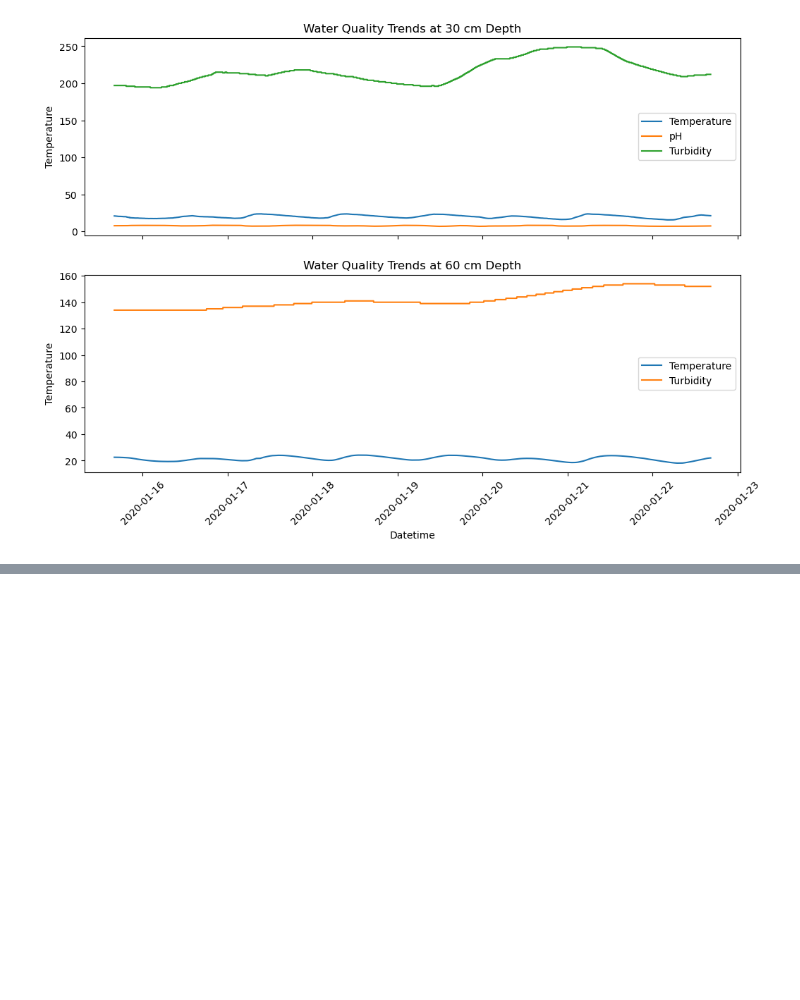
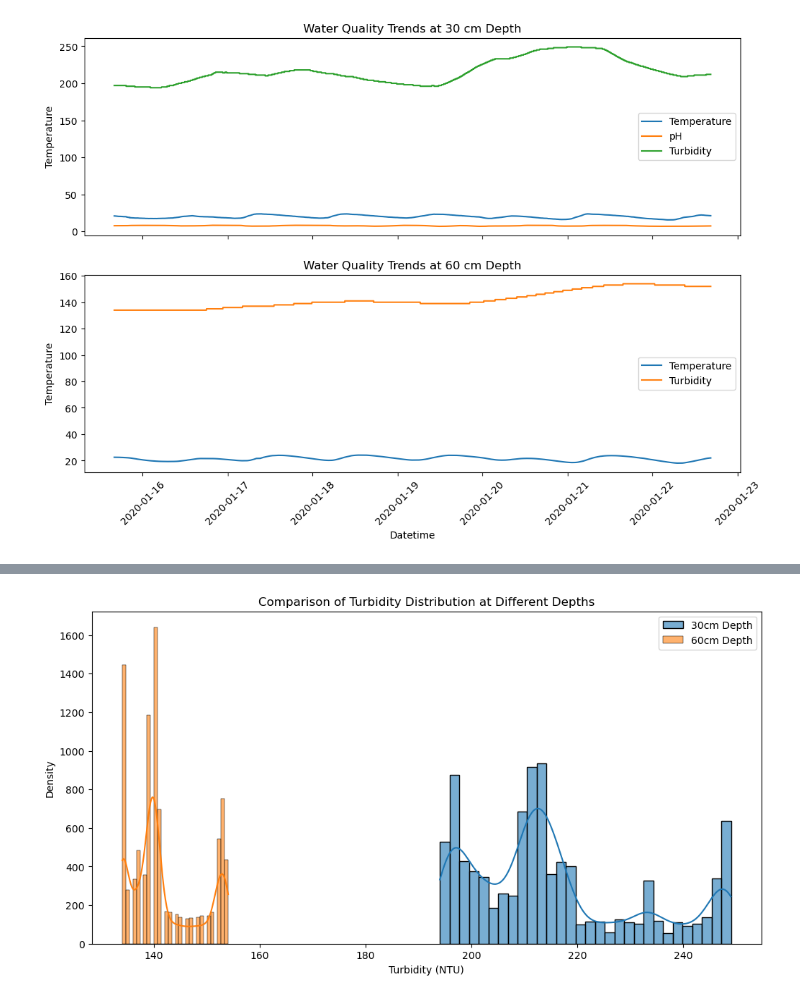
Before and after one commit to omarsagoo/iot-smart-aquarium, a Jupyter notebook: notebooks/iot-smart-aquarium.ipynb, the cells around one changed output, grey strips where cells are left out. Cells and saved outputs as stored; diff of their text form; code cells hidden in the pictures; blank space fills up the shorter version.

```diff
--- a/notebooks/iot-smart-aquarium.ipynb
+++ b/notebooks/iot-smart-aquarium.ipynb
@@ -74,0 +163,12 @@ plt.show()
+# %%
+# Distribution Analysis of Turbidity
+plt.figure(figsize=(12, 6))
+sns.histplot(data_30cm["Turbidity"], bins=30, kde=True, label="30cm Depth", alpha=0.6)
+sns.histplot(data_60cm["Turbidity"], bins=30, kde=True, label="60cm Depth", alpha=0.6)
+plt.title("Comparison of Turbidity Distribution at Different Depths")
+plt.xlabel("Turbidity (NTU)")
+plt.ylabel("Density")
+plt.legend()
+plt.show()
+# %% [output]
+[figure, added]
```
Also changed, not shown: parts of 13 cells of this notebook.
